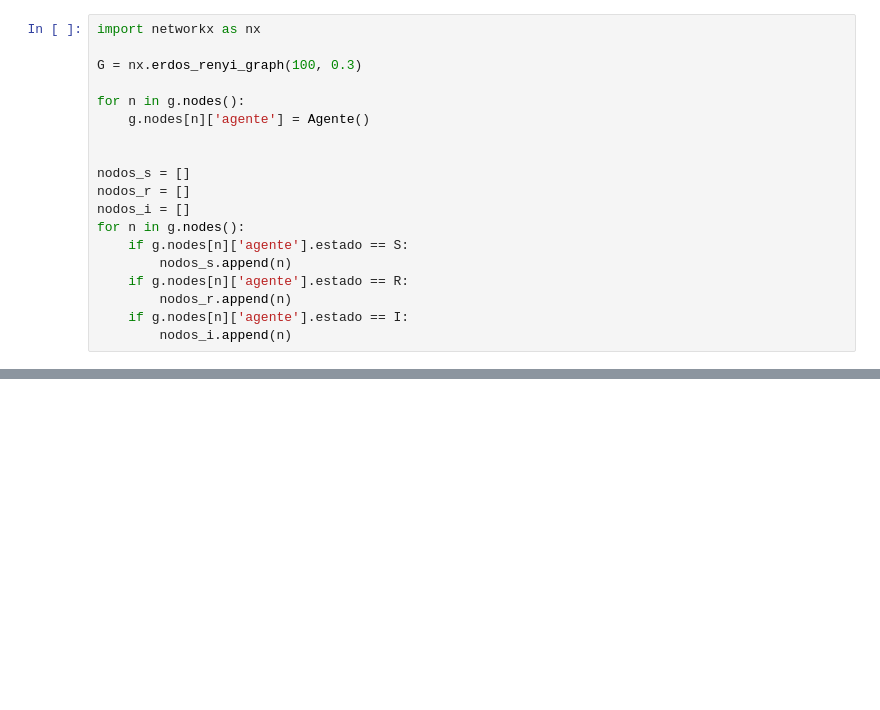
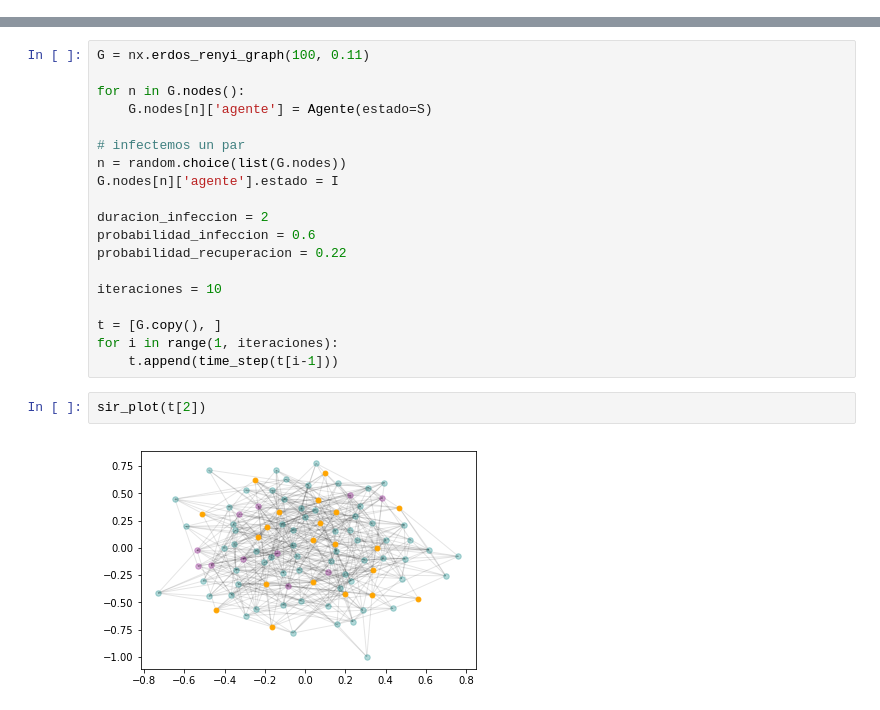
Before and after one commit to rgarcia-herrera/complejidad, a Jupyter notebook: redes/network SIR.ipynb, the cells around one changed output, grey strips where cells are left out. Saved outputs shown, nothing was run; the diff lists cells and outputs as text; blank space fills up the shorter version.

Commit message:
erdos renyi SIR

```diff
--- a/redes/network SIR.ipynb
+++ b/redes/network SIR.ipynb
@@ -65,19 +33,0 @@ g.remove_node
-# %%
-import networkx as nx
-
-G = nx.erdos_renyi_graph(100, 0.3)
-
-for n in g.nodes():
-    g.nodes[n]['agente'] = Agente()
-
-
-nodos_s = []
-nodos_r = []
-nodos_i = []
-for n in g.nodes():
-    if g.nodes[n]['agente'].estado == S:
-        nodos_s.append(n)
-    if g.nodes[n]['agente'].estado == R:
-        nodos_r.append(n)
-    if g.nodes[n]['agente'].estado == I:
-        nodos_i.append(n)
@@ -105,0 +88,23 @@ nx.draw_networkx_edges(g, pos, width=1.0, alpha=0.1)
+# %%
+G = nx.erdos_renyi_graph(100, 0.11)
+
+for n in G.nodes():
+    G.nodes[n]['agente'] = Agente(estado=S)
+
+# infectemos un par
+n = random.choice(list(G.nodes))
+G.nodes[n]['agente'].estado = I
+
+duracion_infeccion = 2
+probabilidad_infeccion = 0.6
+probabilidad_recuperacion = 0.22
+
+iteraciones = 10
+
+t = [G.copy(), ]
+for i in range(1, iteraciones):
+    t.append(time_step(t[i-1]))
+# %%
+sir_plot(t[2])
+# %% [output]
+[figure, added]
```
Also changed, not shown: parts of 6 cells of this notebook.
